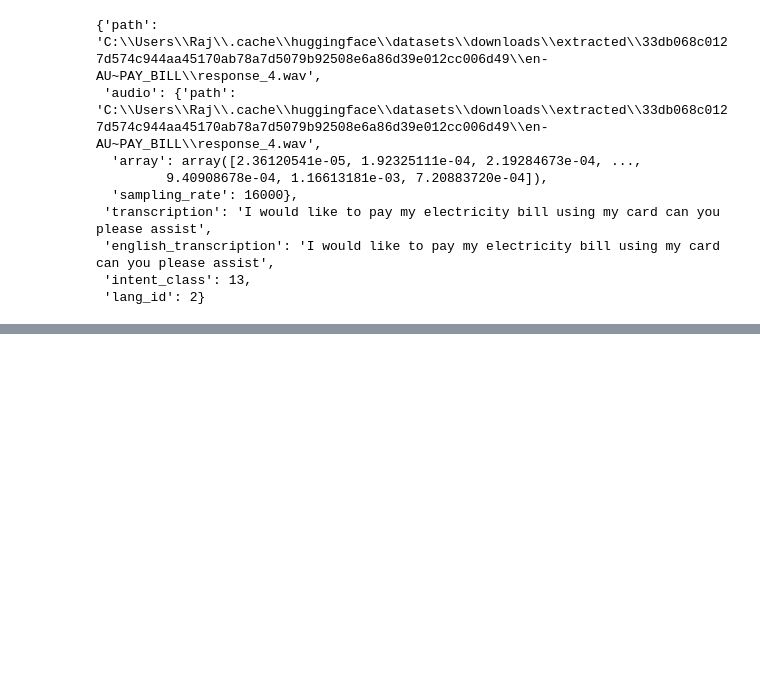
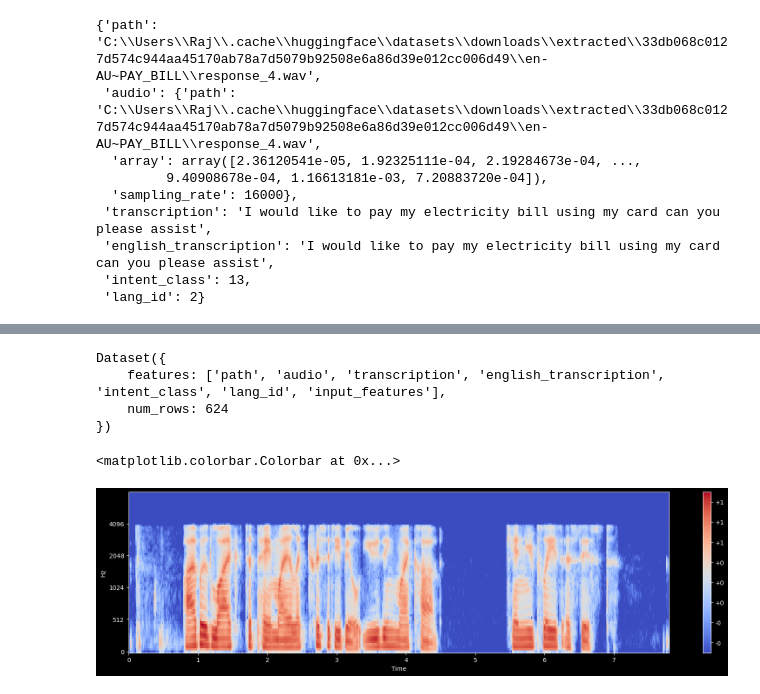
Before and after one commit to tenkara/HF-Audio, a Jupyter notebook: 1-working-with-audio-data/3-pre-process-audio-data.ipynb, the cells around one changed output, grey strips where cells are left out. Saved outputs shown, nothing was run; the diff lists cells and outputs as text; code cells hidden in the pictures; blank space fills up the shorter version.

Commit message:
completed the three pre-processing steps for audio datasets

```diff
--- a/1-working-with-audio-data/3-pre-process-audio-data.ipynb
+++ b/1-working-with-audio-data/3-pre-process-audio-data.ipynb
@@ -47,0 +55,12 @@ Filtering the dataset
+# %%
+# use librosa to get example's duration from the audio file
+import librosa
+new_column = [librosa.get_duration(filename=audio_file) for audio_file in minds["path"]]
+minds = minds.add_column("duration", new_column)
+
+# use hf datasets filter method to apply the filtering function
+minds = minds.filter(is_audio_length_in_rang, input_columns=["duration"])
+
+# remove the temporary helper column
+minds = minds.remove_columns(["duration"])
+minds
@@ -47,0 +84,40 @@ Filtering the dataset
+# %%
+from transformers import WhisperFeatureExtractor
+feature_extractor = WhisperFeatureExtractor.from_pretrained("openai/whisper-small")
+# %%
+# Write a function to preprocess a single audio example by passing it through the feature extractor
+def prepare_dataset(example):
+    audio = example["audio"]
+    features = feature_extractor(
+        audio["array"], sampling_rate=audio["sampling_rate"], padding=True
+    )
+    return features
+# %%
+# apply the preprocessing function to the training examples using HF datasets map method
+minds = minds.map(prepare_dataset)
+minds
+# %% [output]
+Dataset({
+    features: ['path', 'audio', 'transcription', 'english_transcription', 'intent_class', 'lang_id', 'input_features'],
+    num_rows: 624
+})
+# %%
+# Visualize the log-mel spectrogram of the first example
+import matplotlib.pyplot as plt
+import numpy as np
+
+example = minds[0]
+input_features = example["input_features"]
+
+plt.figure().set_figwidth(20)
+librosa.display.specshow(
+    np.asarray(input_features[0]),
+    sr=feature_extractor.sampling_rate,
+    hop_length=feature_extractor.hop_length,
+    x_axis="time",
+    y_axis="mel",
+)
+plt.colorbar(format="%+2.f")
+# %% [output]
+<matplotlib.colorbar.Colorbar at 0x...>
+[figure, added]
```
Also changed, not shown: parts of 11 cells of this notebook.
